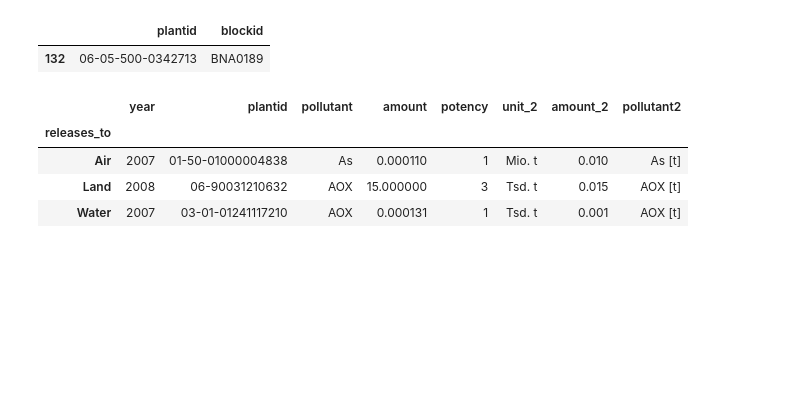
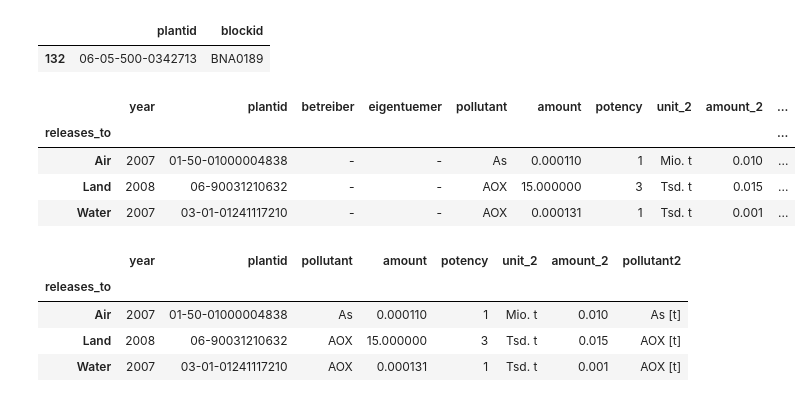
Before and after one commit to sidietz/plantwatch-data, a Jupyter notebook: pollution/pollution.ipynb, the cells around one changed output. Drawn from its saved outputs; the diff is of its cells as text; code cells hidden in the pictures; blank space fills up the shorter version.

```diff
--- a/pollution/pollution.ipynb
+++ b/pollution/pollution.ipynb
@@ -268,6 +266,14 @@ bpm.loc[bpm.plantid == "06-05-500-0342713"]
 #raw3.groupby("pollutant").sum()
 # %%
 #raw4
+# %%
+raw8.groupby('releases_to').min()
+# %% [output]
+|  | year | plantid | betreiber | eigentuemer | pollutant | amount | potency | unit_2 | amount_2 | ... |
+| releases_to |  |  |  |  |  |  |  |  |  | ... |
+| Air | 2007 | 01-50-01000004838 | - | - | As | 0.000110 | 1 | Mio. t | 0.010 | ... |
+| Land | 2008 | 06-90031210632 | - | - | AOX | 15.000000 | 3 | Tsd. t | 0.015 | ... |
+| Water | 2007 | 03-01-01241117210 | - | - | AOX | 0.000131 | 1 | Tsd. t | 0.001 | ... |
 # %%
 raw7.groupby('releases_to').min()
 # %% [output]
```
Also changed, not shown: parts of 4 cells of this notebook, 1 other file.
